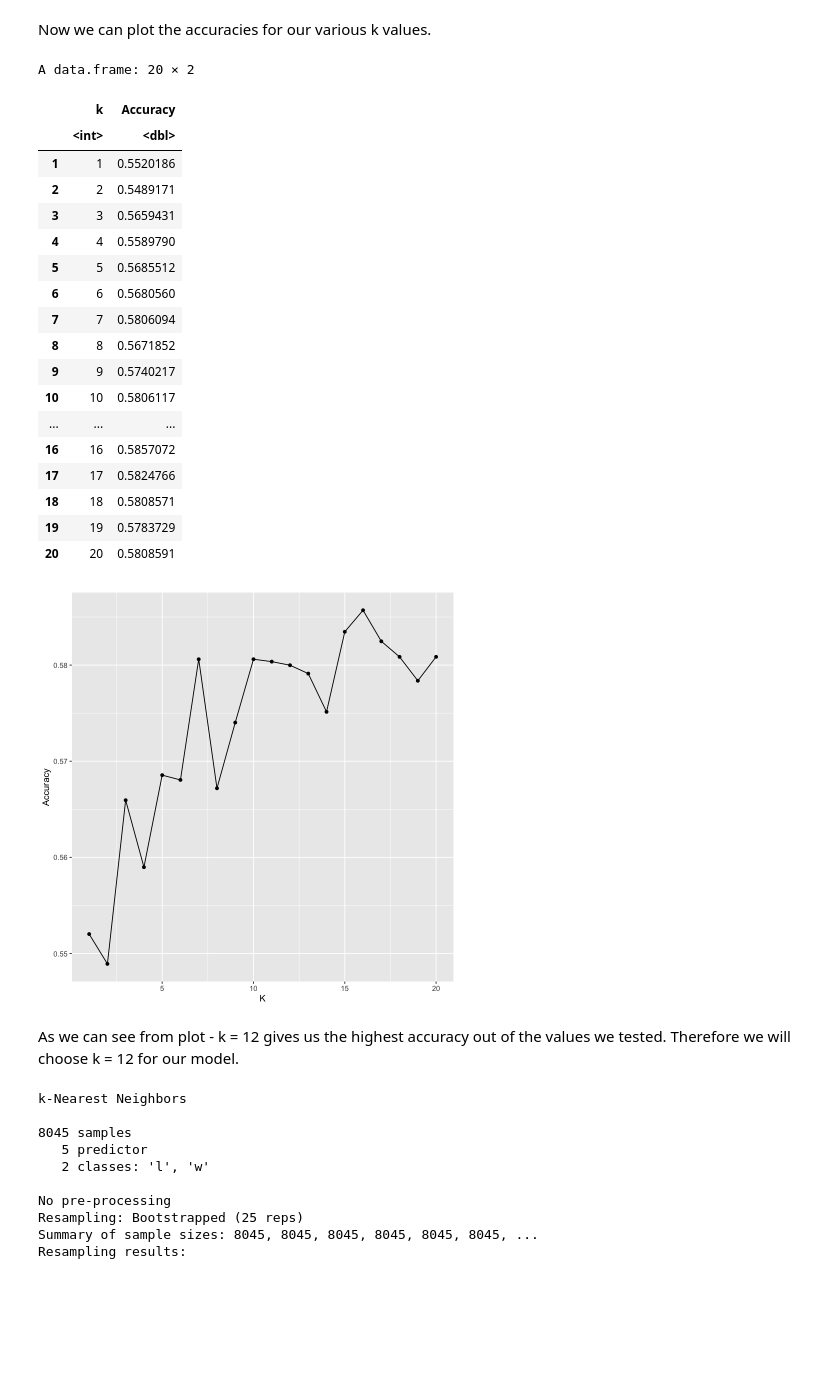
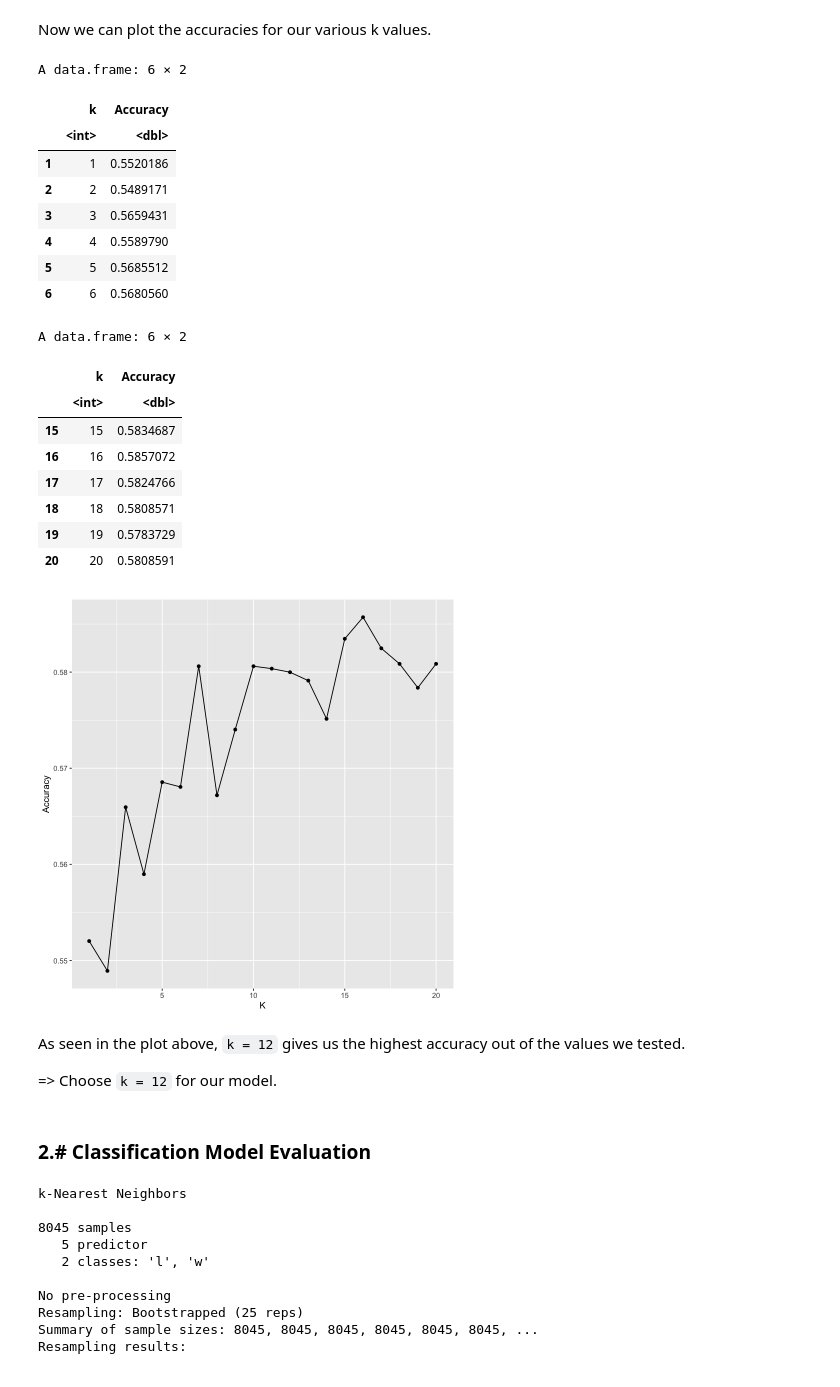
Before and after one commit to NicTavares/dsci100project, a Jupyter notebook: Report.ipynb, the cells around one changed output. Cells and saved outputs as stored; diff of their text form; code cells hidden in the pictures; blank space fills up the shorter version.

```diff
--- a/Report.ipynb
+++ b/Report.ipynb
@@ -275,38 +259,42 @@ The final value used for the model was k = 16.
 Now we can plot the accuracies for our various k values.
 # %%
 k_accuracies_again <- choose_k$results %>% select(k, Accuracy)
-k_accuracies_again
+head(k_accuracies_again)
+tail(k_accuracies_again)
 choose_k_again_plot <- ggplot(k_accuracies_again, aes(x = k, y = Accuracy)) +
                           geom_line() +
                           geom_point() +
                             labs(x = "K", y = "Accuracy")
 
 
 # your code here
 choose_k_again_plot
 # %% [output]
-A data.frame: 20 × 2
+A data.frame: 6 × 2
 |  | k | Accuracy |
 |  | <int> | <dbl> |
 | 1 | 1 | 0.5520186 |
 | 2 | 2 | 0.5489171 |
 | 3 | 3 | 0.5659431 |
 | 4 | 4 | 0.5589790 |
 | 5 | 5 | 0.5685512 |
 | 6 | 6 | 0.5680560 |
-| 7 | 7 | 0.5806094 |
-| 8 | 8 | 0.5671852 |
-| 9 | 9 | 0.5740217 |
-| 10 | 10 | 0.5806117 |
-| ... | ... | ... |
-| 16 | 16 | 0.5857072 |
-| 17 | 17 | 0.5824766 |
-| 18 | 18 | 0.5808571 |
-| 19 | 19 | 0.5783729 |
-| 20 | 20 | 0.5808591 |
+A data.frame: 6 × 2
+|  | k | Accuracy |
+|  | <int> | <dbl> |
+| 15 | 15 | 0.5834687 |
+| 16 | 16 | 0.5857072 |
+| 17 | 17 | 0.5824766 |
+| 18 | 18 | 0.5808571 |
+| 19 | 19 | 0.5783729 |
+| 20 | 20 | 0.5808591 |
 [figure]
 # %% [markdown]
-As we can see from plot - k = 12 gives us the highest accuracy out of the values we tested. Therefore we will choose k = 12 for our model.
+As seen in the plot above, `k = 12` gives us the highest accuracy out of the values we tested.
+
+=> Choose `k = 12` for our model.
+# %% [markdown]
+### 2.# Classification Model Evaluation
 # %%
 final_k = data.frame(k = 12)
 final_classifier <- train(x = X_train, y = Y_train, method = "knn", tuneGrid = final_k)
```
Also changed, not shown: parts of 3 cells of this notebook.
